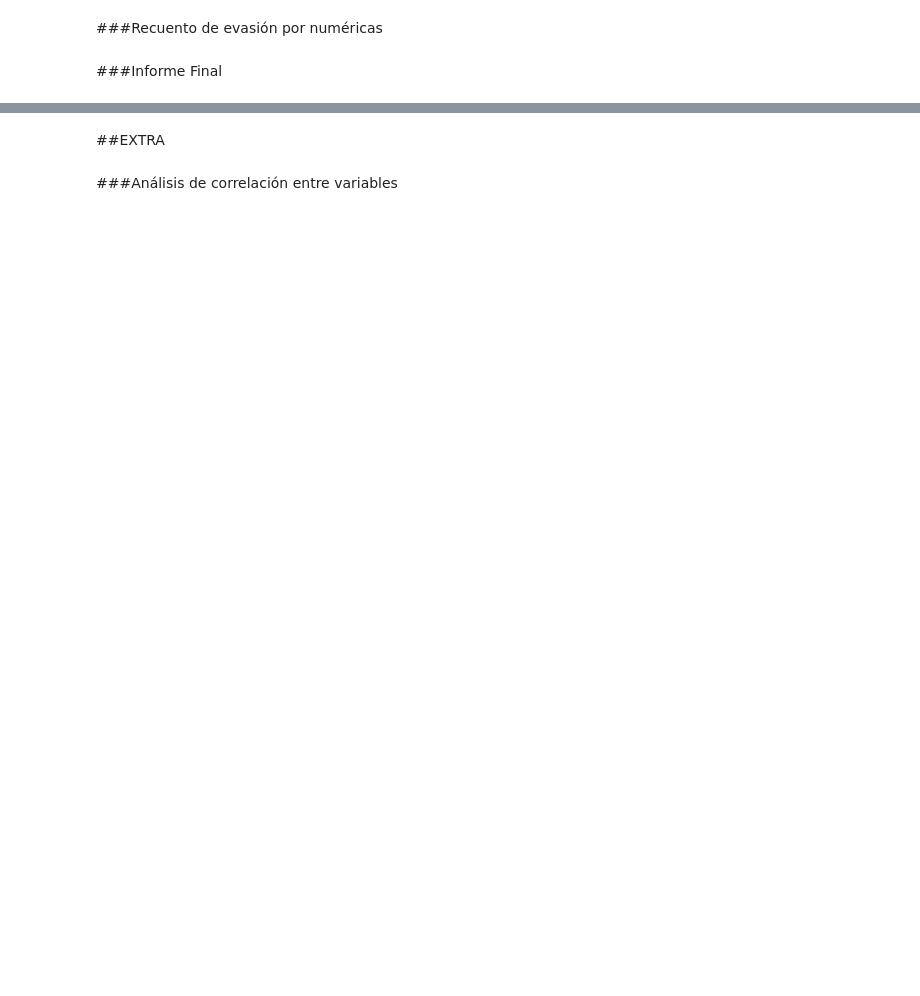
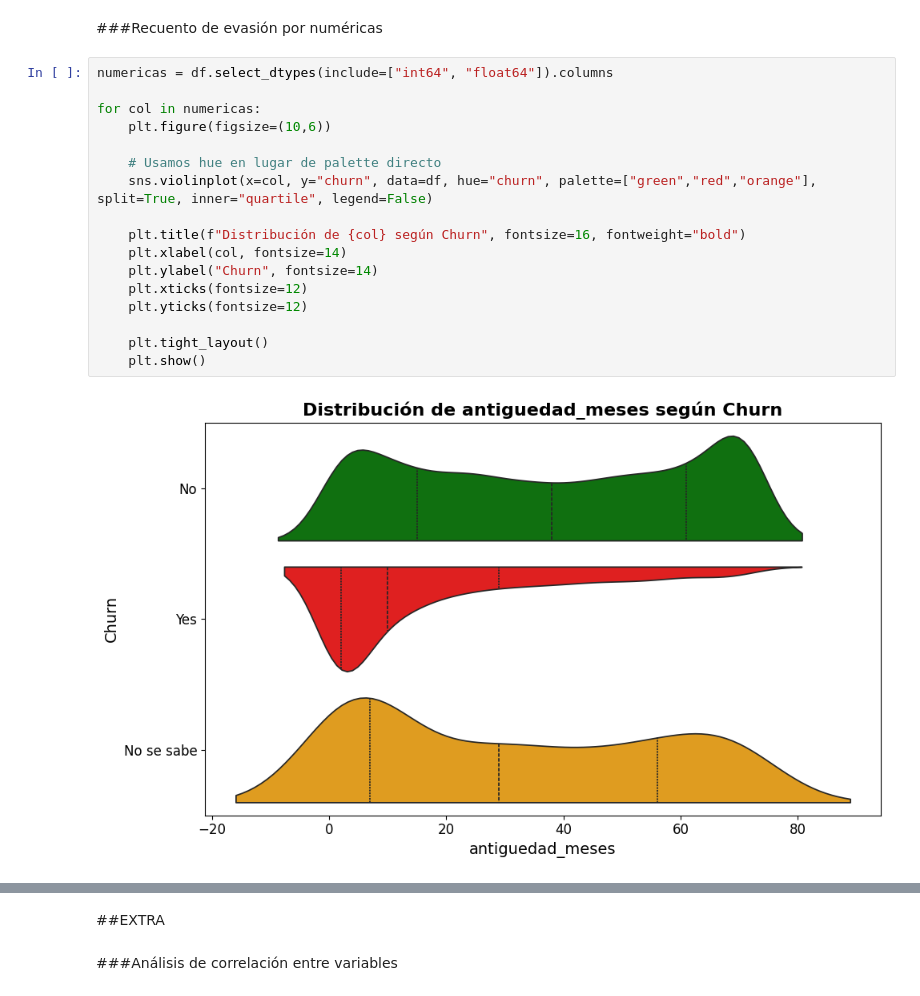
Before and after one commit to Joacco11/TelecomX_Latam-Part-1, a Jupyter notebook: TelecomX_Latam.ipynb, the cells around one changed output, grey strips where cells are left out. Drawn from its saved outputs; the diff is of its cells as text; blank space fills up the shorter version.

```diff
--- a/TelecomX_Latam.ipynb
+++ b/TelecomX_Latam.ipynb
@@ -474,4 +469,21 @@ for col in categoricas_analizar:
 # %% [markdown]
 ###Recuento de evasión por numéricas
-# %% [markdown]
-###Informe Final
+# %%
+numericas = df.select_dtypes(include=["int64", "float64"]).columns
+
+for col in numericas:
+    plt.figure(figsize=(10,6))
+
+    # Usamos hue en lugar de palette directo
+    sns.violinplot(x=col, y="churn", data=df, hue="churn", palette=["green","red","orange"], split=True, inner="quartile", legend=False)
+
+    plt.title(f"Distribución de {col} según Churn", fontsize=16, fontweight="bold")
+    plt.xlabel(col, fontsize=14)
+    plt.ylabel("Churn", fontsize=14)
+    plt.xticks(fontsize=12)
+    plt.yticks(fontsize=12)
+
+    plt.tight_layout()
+    plt.show()
+# %% [output]
+[figure, added]
```
Also changed, not shown: parts of 5 cells of this notebook.
